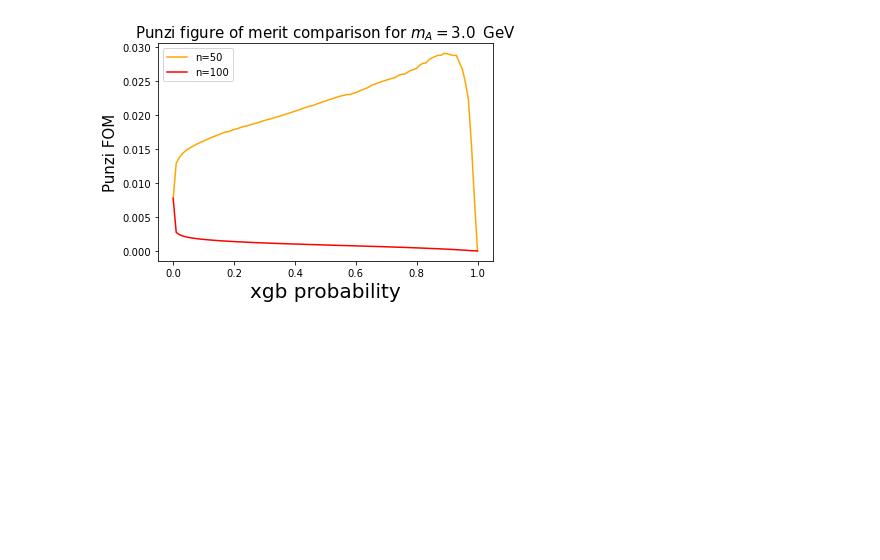
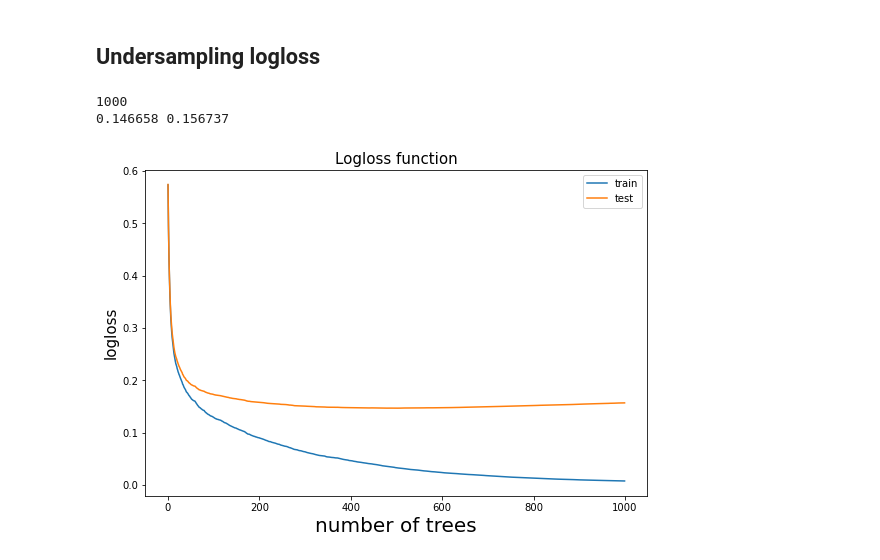
Before and after one commit to AlexanderAvocone/Bachelor-thesis, a Jupyter notebook: Code/testing_code.ipynb, the cells around one changed output. Drawn from its saved outputs; the diff is of its cells as text; code cells hidden in the pictures; blank space fills up the shorter version.

```diff
--- a/Code/testing_code.ipynb
+++ b/Code/testing_code.ipynb
@@ -151,16 +1,38 @@ plt.show()
-# %%
-def PFOM(seff,beff,bhist,n):
-    return seff/(np.sqrt(beff*sum(bhist))+n/2)
-
-bin_edges = np.linspace(0,1,101)
-
-plt.plot(bin_edges, PFOM(s,b,bh,5), label = "n=50", color ="orange")
-plt.plot(bin_edges, PFOM(s_new,b_new,bh_new,5), label = "n=100", color ="r")
-plt.title("Punzi figure of merit comparison for $m_A = 3.0\:$ GeV",fontsize=15)
-plt.ylabel("Punzi FOM",fontsize=15)
-plt.xlabel("xgb probability", fontsize = 20)
-plt.legend()
-
-plt.show()
-# %% [output]
-[figure, removed]
+# %% [markdown]
+## Undersampling logloss
+# %%
+import os
+import numpy as np
+import pandas as pd
+import xgboost as xgb
+import matplotlib.pyplot as plt
+import functions as fc
+from xgboost import XGBClassifier
+
+
+
+
+
+
+
+model = XGBClassifier()
+model.load_model("/work/aavocone/models/under_3_0_n1000.txt")
+print(model.best_ntree_limit)
+
+
+loss_0 = model.evals_result()["validation_0"]["logloss"]
+loss_1 = model.evals_result()["validation_1"]["logloss"]
+plt.figure(figsize=(9,6))
+x = range(len(loss_1))
+plt.plot(x,loss_0, label = "train")
+plt.plot(x,loss_1, label = "test")
+plt.xlabel("number of trees", fontsize = 20)
+plt.ylabel("logloss",fontsize=15)
+plt.title(f"Logloss function", fontsize = 15)
+plt.legend()
+
+print(min(loss_1), loss_1[-1])
+# %% [output]
+1000
+0.146658 0.156737
+[figure, added]
```
Also changed, not shown: parts of 18 cells of this notebook, 32 other files.
